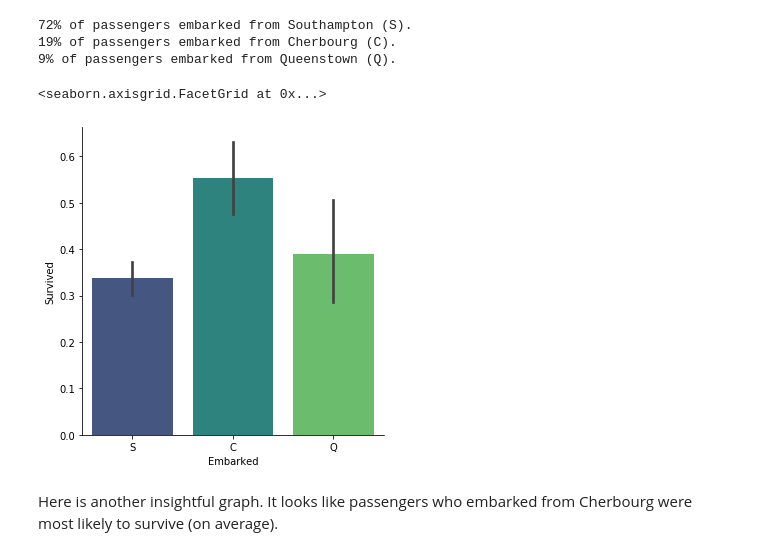
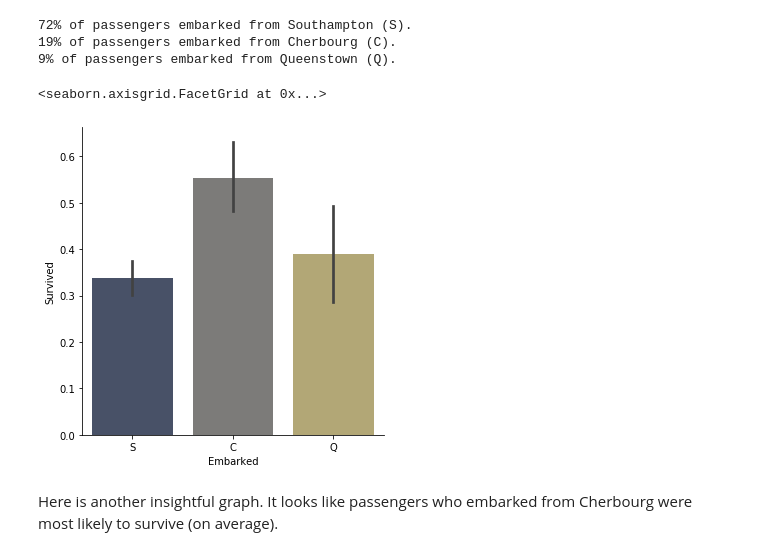
Before and after one commit to SalimAmarti/Titanic_Project, a Jupyter notebook: Titanic model.ipynb, the cells around one changed output. Drawn from its saved outputs; the diff is of its cells as text; code cells hidden in the pictures.

```diff
--- a/Titanic model.ipynb
+++ b/Titanic model.ipynb
@@ -365,10 +370,10 @@ print("{0:.0%}".format(tit_data_clean['Embarked'].value_counts()[2]/tit_data.sha
 19% of passengers embarked from Cherbourg (C).
 9% of passengers embarked from Queenstown (Q).
 # %%
-sns.catplot(x='Embarked',y='Survived',data=tit_data_clean,kind='bar',palette='viridis')
+sns.catplot(x='Embarked',y='Survived',data=tit_data_clean,kind='bar',palette='cividis')
 # %% [output]
 <seaborn.axisgrid.FacetGrid at 0x...>
-[figure, old version]
+[figure, new version]
 # %% [markdown]
 Here is another insightful graph. It looks like passengers who embarked from Cherbourg were most likely to survive (on average).
 # %% [markdown]
```
Also changed, not shown: parts of 12 cells of this notebook.
